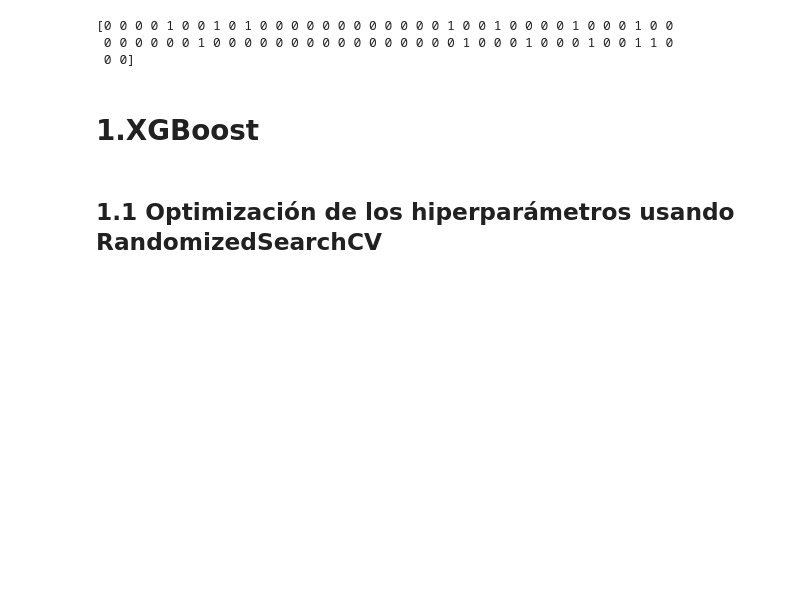
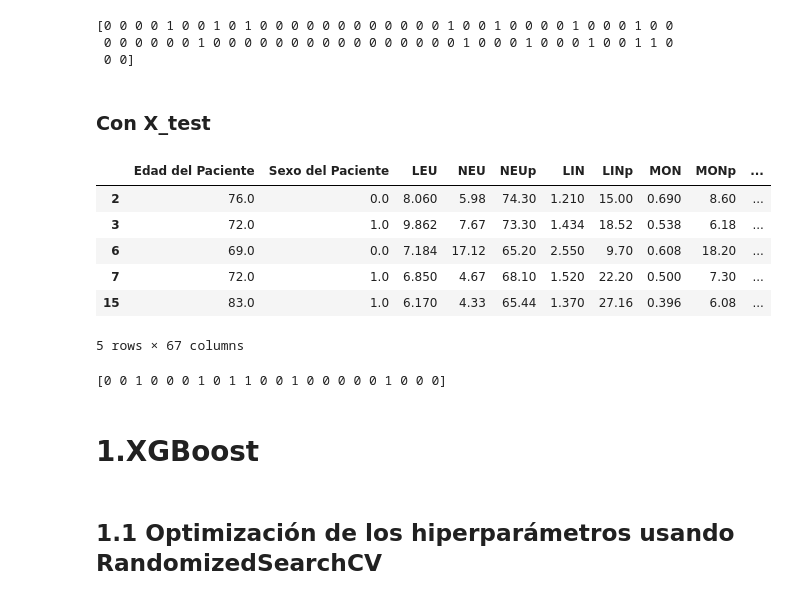
Before and after one commit to jorgealarconlucas/TFG, a Jupyter notebook: Modelos_de_machine_learning.ipynb, the cells around one changed output. Drawn from its saved outputs; the diff is of its cells as text; code cells hidden in the pictures; blank space fills up the shorter version.

```diff
--- a/Modelos_de_machine_learning.ipynb
+++ b/Modelos_de_machine_learning.ipynb
@@ -64,3 +67,17 @@ print(y_train_1)
 [0 0 0 0 1 0 0 1 0 1 0 0 0 0 0 0 0 0 0 0 0 0 1 0 0 1 0 0 0 0 1 0 0 0 1 0 0
  0 0 0 0 0 0 1 0 0 0 0 0 0 0 0 0 0 0 0 0 0 0 0 1 0 0 0 1 0 0 0 1 0 0 1 1 0
  0 0]
+# %% [markdown]
+### Con X_test
+# %%
+x_test_1 = x_test[x_test['Revision'] == 1]
+
+x_test_1.head()
+# %% [output]
+|  | Edad del Paciente | Sexo del Paciente | LEU | NEU | NEUp | LIN | LINp | MON | MONp | ... |
+| 2 | 76.0 | 0.0 | 8.060 | 5.98 | 74.30 | 1.210 | 15.00 | 0.690 | 8.60 | ... |
+| 3 | 72.0 | 1.0 | 9.862 | 7.67 | 73.30 | 1.434 | 18.52 | 0.538 | 6.18 | ... |
+| 6 | 69.0 | 0.0 | 7.184 | 17.12 | 65.20 | 2.550 | 9.70 | 0.608 | 18.20 | ... |
+| 7 | 72.0 | 1.0 | 6.850 | 4.67 | 68.10 | 1.520 | 22.20 | 0.500 | 7.30 | ... |
+| 15 | 83.0 | 1.0 | 6.170 | 4.33 | 65.44 | 1.370 | 27.16 | 0.396 | 6.08 | ... |
+5 rows × 67 columns
@@ -67,3 +88,18 @@ print(y_train_1)
+# %%
+len(y_test)
+
+#get a boolean np.array as index
+idx = x_test['Revision'] == 1
+
+idx = idx.values
+
+y_test_aux = y_test.values
+
+y_test_1 = y_test_aux[idx]
+
+print(y_test_1)
+# %% [output]
+[0 0 1 0 0 0 1 0 1 1 0 0 1 0 0 0 0 0 1 0 0 0]
 # %% [markdown]
 # 1.XGBoost
 # %%
```
Also changed, not shown: parts of 8 cells of this notebook.
